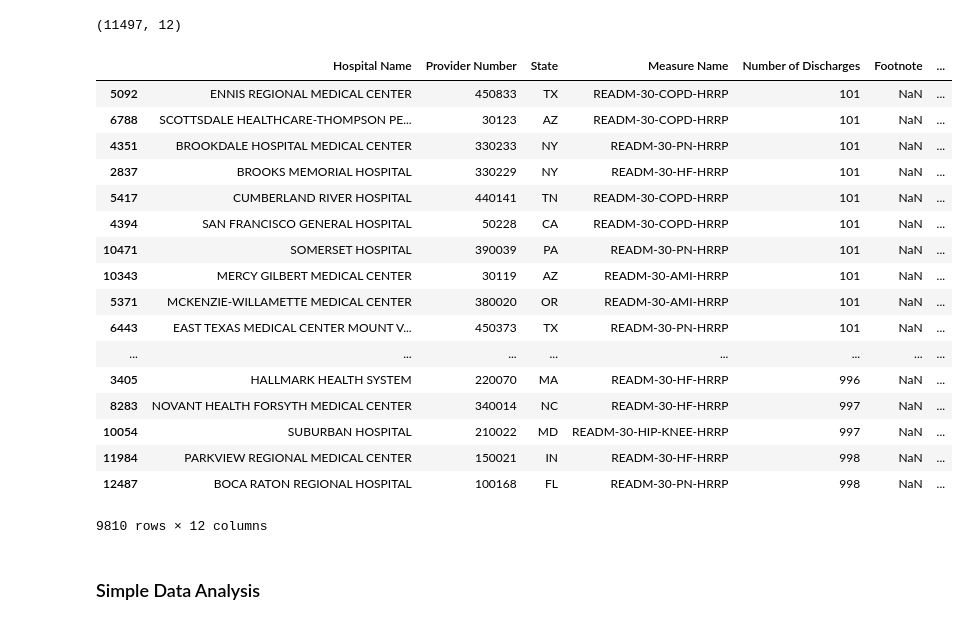
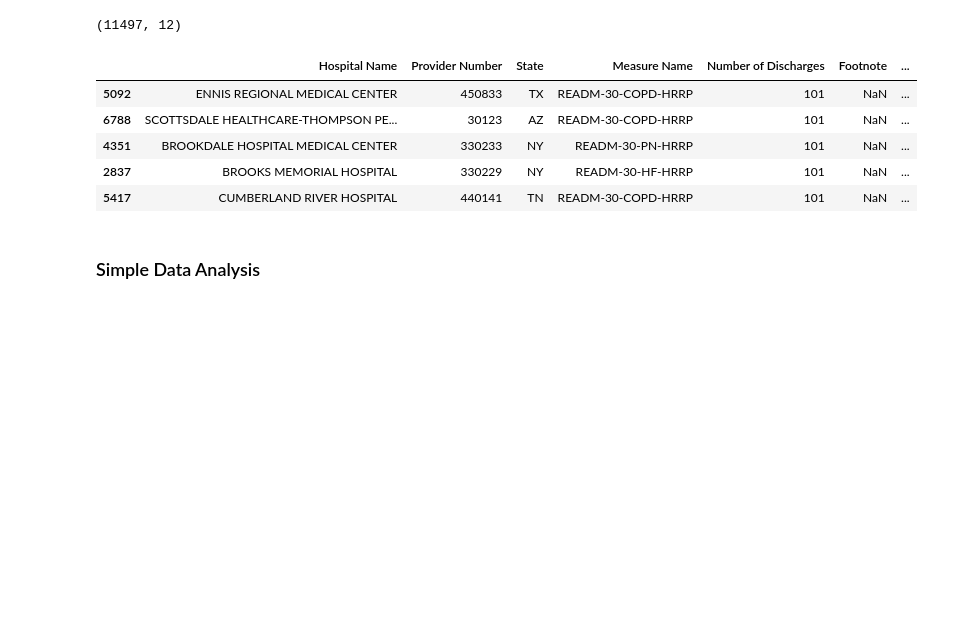
Before and after one commit to advanit/sb-submit, a Jupyter notebook: stats_ex3.ipynb, the cells around one changed output. Cells and saved outputs as stored; diff of their text form; code cells hidden in the pictures; blank space fills up the shorter version.

```diff
--- a/stats_ex3.ipynb
+++ b/stats_ex3.ipynb
@@ -164,26 +164,14 @@ clean_hos_df.shape
 (11497, 12)
 # %%
 clean_hos_df_mid = clean_hos_df[(clean_hos_df['Number of Discharges'] > 100) & (clean_hos_df['Number of Discharges'] < 1000)]
-clean_hos_df_mid
+clean_hos_df_mid.head()
 # %% [output]
 |  | Hospital Name | Provider Number | State | Measure Name | Number of Discharges | Footnote | ... |
 | 5092 | ENNIS REGIONAL MEDICAL CENTER | 450833 | TX | READM-30-COPD-HRRP | 101 | NaN | ... |
 | 6788 | SCOTTSDALE HEALTHCARE-THOMPSON PE... | 30123 | AZ | READM-30-COPD-HRRP | 101 | NaN | ... |
 | 4351 | BROOKDALE HOSPITAL MEDICAL CENTER | 330233 | NY | READM-30-PN-HRRP | 101 | NaN | ... |
 | 2837 | BROOKS MEMORIAL HOSPITAL | 330229 | NY | READM-30-HF-HRRP | 101 | NaN | ... |
 | 5417 | CUMBERLAND RIVER HOSPITAL | 440141 | TN | READM-30-COPD-HRRP | 101 | NaN | ... |
-| 4394 | SAN FRANCISCO GENERAL HOSPITAL | 50228 | CA | READM-30-COPD-HRRP | 101 | NaN | ... |
-| 10471 | SOMERSET HOSPITAL | 390039 | PA | READM-30-PN-HRRP | 101 | NaN | ... |
-| 10343 | MERCY GILBERT MEDICAL CENTER | 30119 | AZ | READM-30-AMI-HRRP | 101 | NaN | ... |
-| 5371 | MCKENZIE-WILLAMETTE MEDICAL CENTER | 380020 | OR | READM-30-AMI-HRRP | 101 | NaN | ... |
-| 6443 | EAST TEXAS MEDICAL CENTER MOUNT V... | 450373 | TX | READM-30-PN-HRRP | 101 | NaN | ... |
-| ... | ... | ... | ... | ... | ... | ... | ... |
-| 3405 | HALLMARK HEALTH SYSTEM | 220070 | MA | READM-30-HF-HRRP | 996 | NaN | ... |
-| 8283 | NOVANT HEALTH FORSYTH MEDICAL CENTER | 340014 | NC | READM-30-HF-HRRP | 997 | NaN | ... |
-| 10054 | SUBURBAN HOSPITAL | 210022 | MD | READM-30-HIP-KNEE-HRRP | 997 | NaN | ... |
-| 11984 | PARKVIEW REGIONAL MEDICAL CENTER | 150021 | IN | READM-30-HF-HRRP | 998 | NaN | ... |
-| 12487 | BOCA RATON REGIONAL HOSPITAL | 100168 | FL | READM-30-PN-HRRP | 998 | NaN | ... |
-9810 rows × 12 columns
 # %% [markdown]
 ### Simple Data Analysis
 # %%
```
